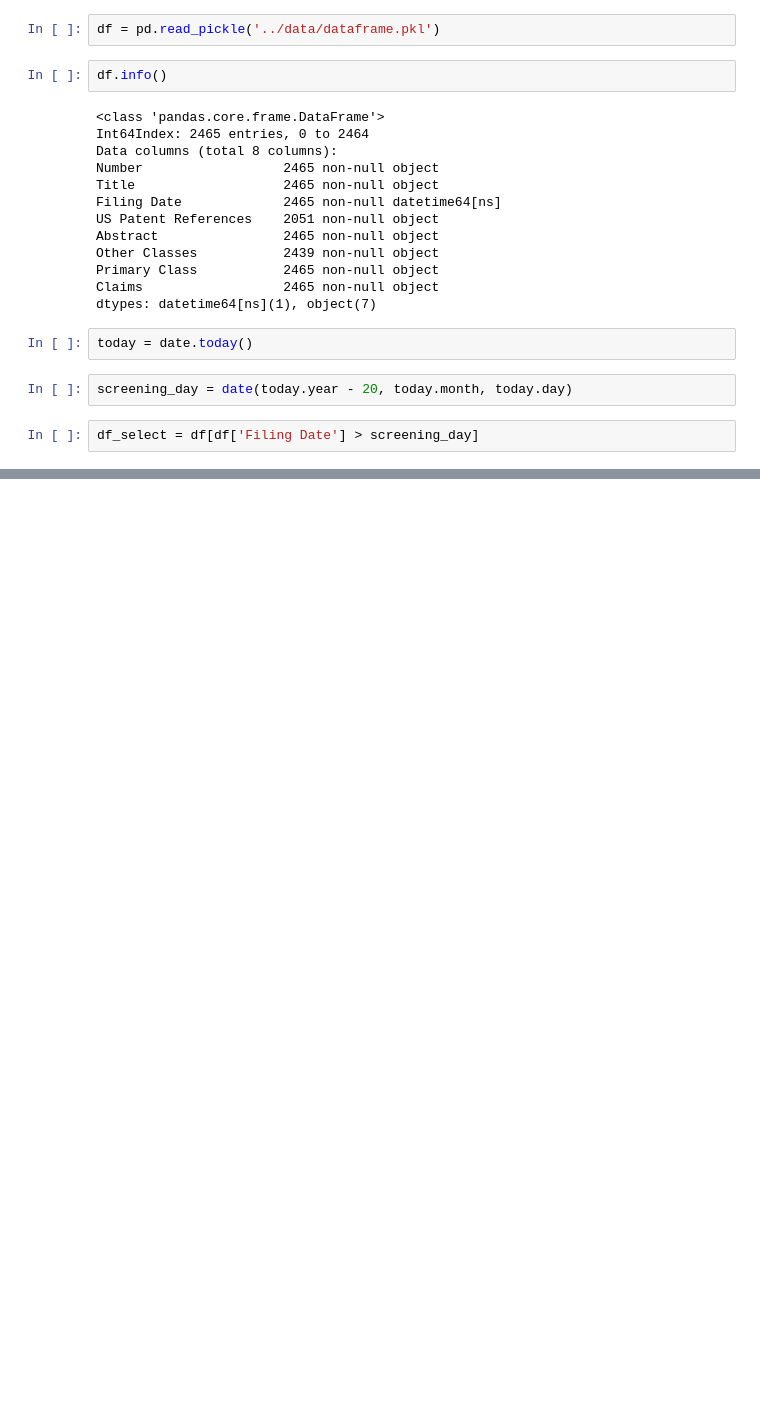
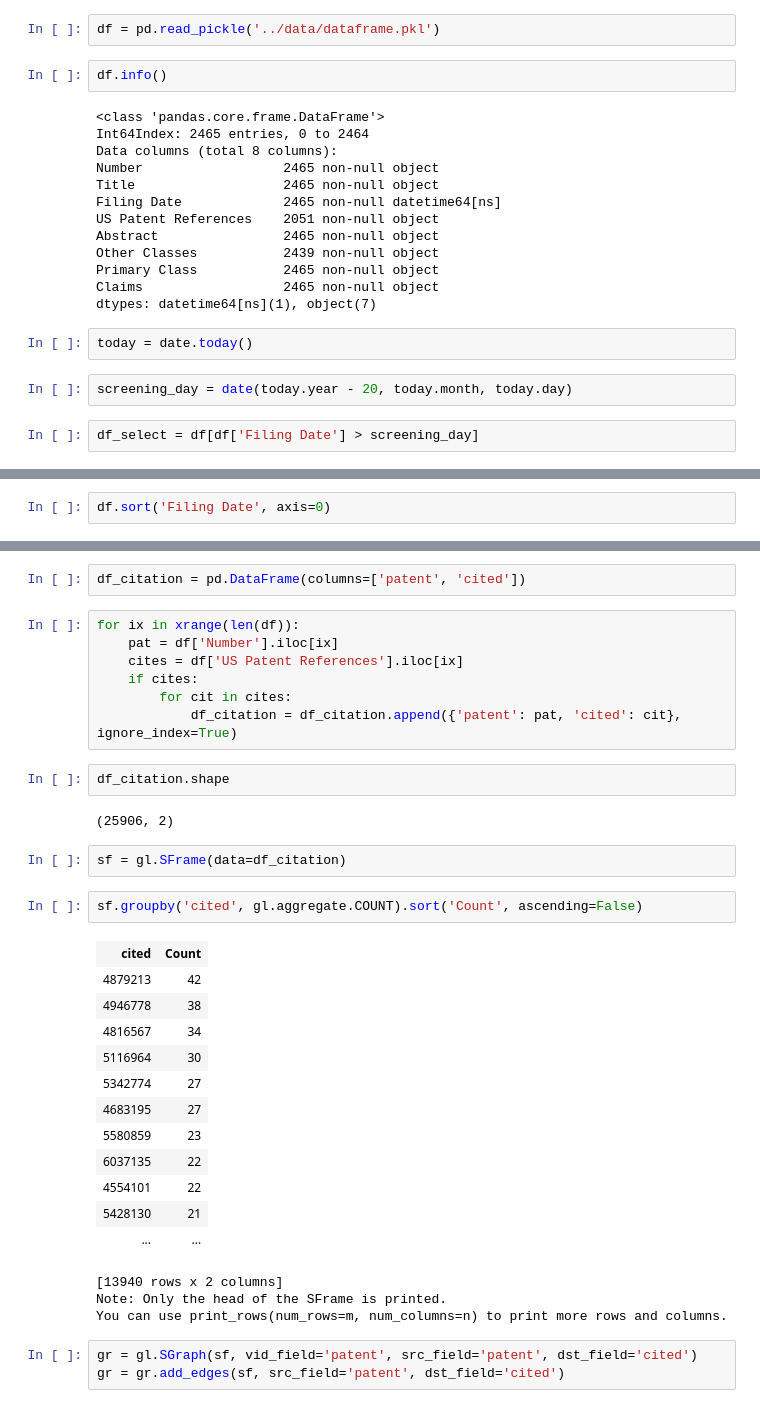
Before and after one commit to youngstone/Hunting4Patents, a Jupyter notebook: code/notebook_3_get_citation_relation.ipynb, the cells around one changed output, grey strips where cells are left out. Drawn from its saved outputs; the diff is of its cells as text; blank space fills up the shorter version.

```diff
--- a/code/notebook_3_get_citation_relation.ipynb
+++ b/code/notebook_3_get_citation_relation.ipynb
@@ -46,3 +56,5 @@ df_select.sort('Filing Date', axis=0)
 | 8 | 8961992 | Epsigam fusion protein | 2014-04-02 | [7566456, 7544783, 7488804, 72652... | Epsi-gam provides a novel fusion ... | [424/133.1, 424/185.1, 424/805, 4... | [424/192.1] | [1. A fusion protein comprising o... |
 | 18 | 8951531 | Modified Streptococcus pneumonia ... | 2014-05-05 | None | This disclosure relates to modifi... | [424/184.1, 424/185.1, 424/234.1,... | [424/190.1] | [1. An isolated nucleic acid sequ... |
 2269 rows × 8 columns
+# %%
+df.sort('Filing Date', axis=0)
@@ -48,0 +80,36 @@ df_select.sort('Filing Date', axis=0)
+# %%
+df_citation = pd.DataFrame(columns=['patent', 'cited'])
+# %%
+for ix in xrange(len(df)):
+    pat = df['Number'].iloc[ix]
+    cites = df['US Patent References'].iloc[ix]
+    if cites:
+        for cit in cites:
+            df_citation = df_citation.append({'patent': pat, 'cited': cit}, ignore_index=True)
+# %%
+df_citation.shape
+# %% [output]
+(25906, 2)
+# %%
+sf = gl.SFrame(data=df_citation)
+# %%
+sf.groupby('cited', gl.aggregate.COUNT).sort('Count', ascending=False)
+# %% [output]
+| cited | Count |
+| 4879213 | 42 |
+| 4946778 | 38 |
+| 4816567 | 34 |
+| 5116964 | 30 |
+| 5342774 | 27 |
+| 4683195 | 27 |
+| 5580859 | 23 |
+| 6037135 | 22 |
+| 4554101 | 22 |
+| 5428130 | 21 |
+| ... | ... |
+[13940 rows x 2 columns]
+Note: Only the head of the SFrame is printed.
+You can use print_rows(num_rows=m, num_columns=n) to print more rows and columns.
+# %%
+gr = gl.SGraph(sf, vid_field='patent', src_field='patent', dst_field='cited')
+gr = gr.add_edges(sf, src_field='patent', dst_field='cited')
```
Also changed, not shown: parts of 6 cells of this notebook, 1 other file.
